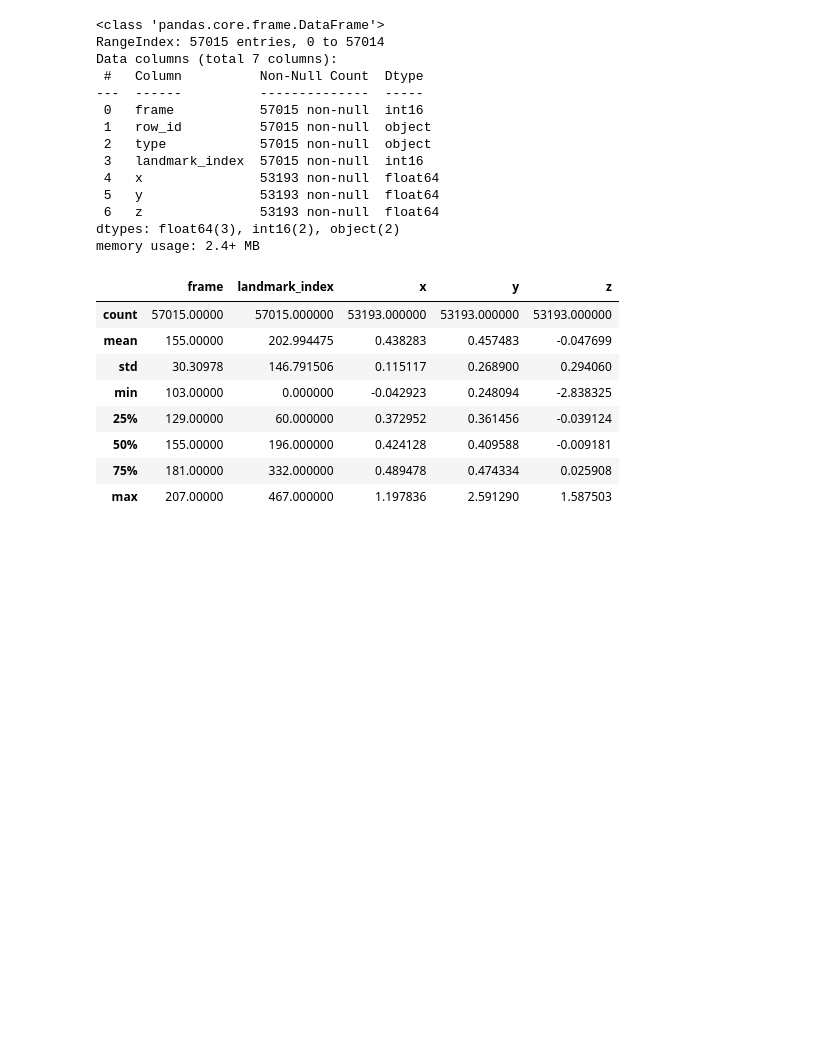
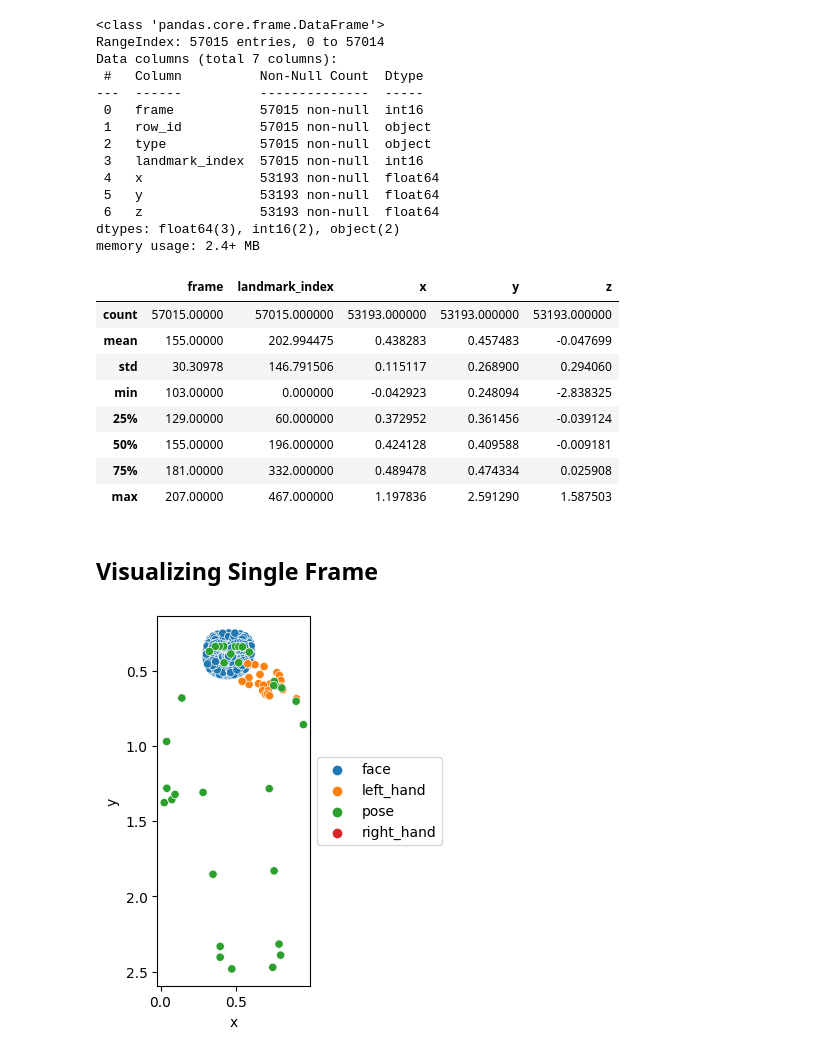
Before and after one commit to vosmani36/Capstone_Project_SignMeUp, a Jupyter notebook: notebooks/Playground-Jin-Ho.ipynb, the cells around one changed output. Drawn from its saved outputs; the diff is of its cells as text; code cells hidden in the pictures; blank space fills up the shorter version.

```diff
--- a/notebooks/Playground-Jin-Ho.ipynb
+++ b/notebooks/Playground-Jin-Ho.ipynb
@@ -45,3 +57,15 @@ df.describe() # doesn't make much sense
 | 50% | 155.00000 | 196.000000 | 0.424128 | 0.409588 | -0.009181 |
 | 75% | 181.00000 | 332.000000 | 0.489478 | 0.474334 | 0.025908 |
 | max | 207.00000 | 467.000000 | 1.197836 | 2.591290 | 1.587503 |
+# %% [markdown]
+## Visualizing Single Frame
+# %%
+x = df[df.frame == 103].x
+y = df[df.frame == 103].y
+fig = sns.scatterplot(x, y, hue=df[df.frame == 103].type)
+fig.legend(loc='center left', bbox_to_anchor=(1, 0.5), ncol=1)
+plt.gca().invert_yaxis()
+plt.axis('scaled')
+plt.show(fig)
+# %% [output]
+[figure, added]
```
Also changed, not shown: parts of 31 cells of this notebook.
